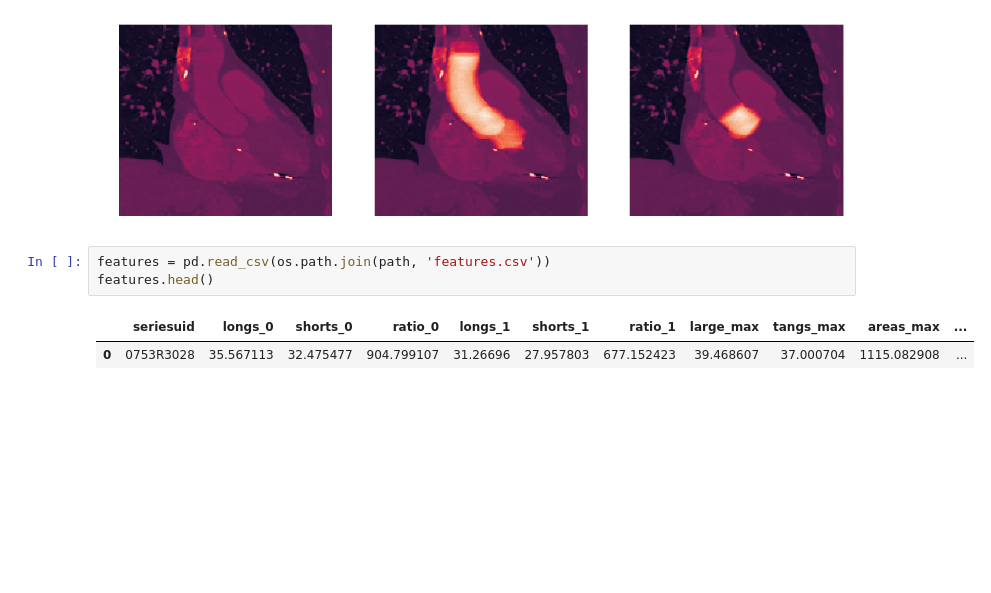
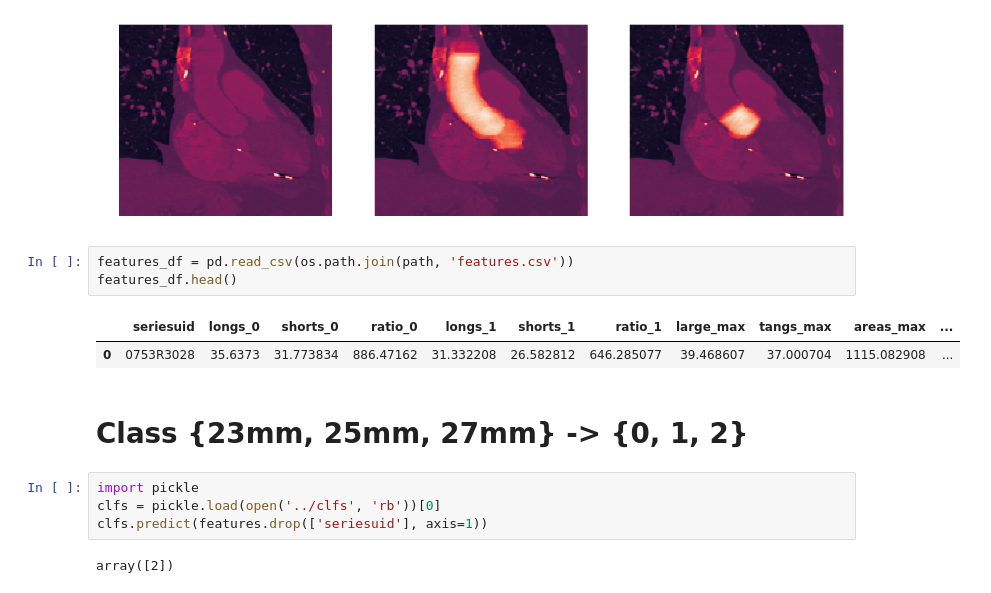
Before and after one commit to vessemer/AortaEstimation, a Jupyter notebook: demo.ipynb, the cells around one changed output. Drawn from its saved outputs; the diff is of its cells as text; blank space fills up the shorter version.

```diff
--- a/demo.ipynb
+++ b/demo.ipynb
@@ -535,8 +556,16 @@ plt.axis('off');
 # %% [output]
 [figure]
 # %%
-features = pd.read_csv(os.path.join(path, 'features.csv'))
-features.head()
+features_df = pd.read_csv(os.path.join(path, 'features.csv'))
+features_df.head()
 # %% [output]
 |  | seriesuid | longs_0 | shorts_0 | ratio_0 | longs_1 | shorts_1 | ratio_1 | large_max | tangs_max | areas_max | ... |
-| 0 | 0753R3028 | 35.567113 | 32.475477 | 904.799107 | 31.26696 | 27.957803 | 677.152423 | 39.468607 | 37.000704 | 1115.082908 | ... |
+| 0 | 0753R3028 | 35.6373 | 31.773834 | 886.47162 | 31.332208 | 26.582812 | 646.285077 | 39.468607 | 37.000704 | 1115.082908 | ... |
+# %% [markdown]
+# Class {23mm, 25mm, 27mm} -> {0, 1, 2}
+# %%
+import pickle
+clfs = pickle.load(open('../clfs', 'rb'))[0]
+clfs.predict(features.drop(['seriesuid'], axis=1))
+# %% [output]
+array([2])
```
Also changed, not shown: parts of 21 cells of this notebook.
